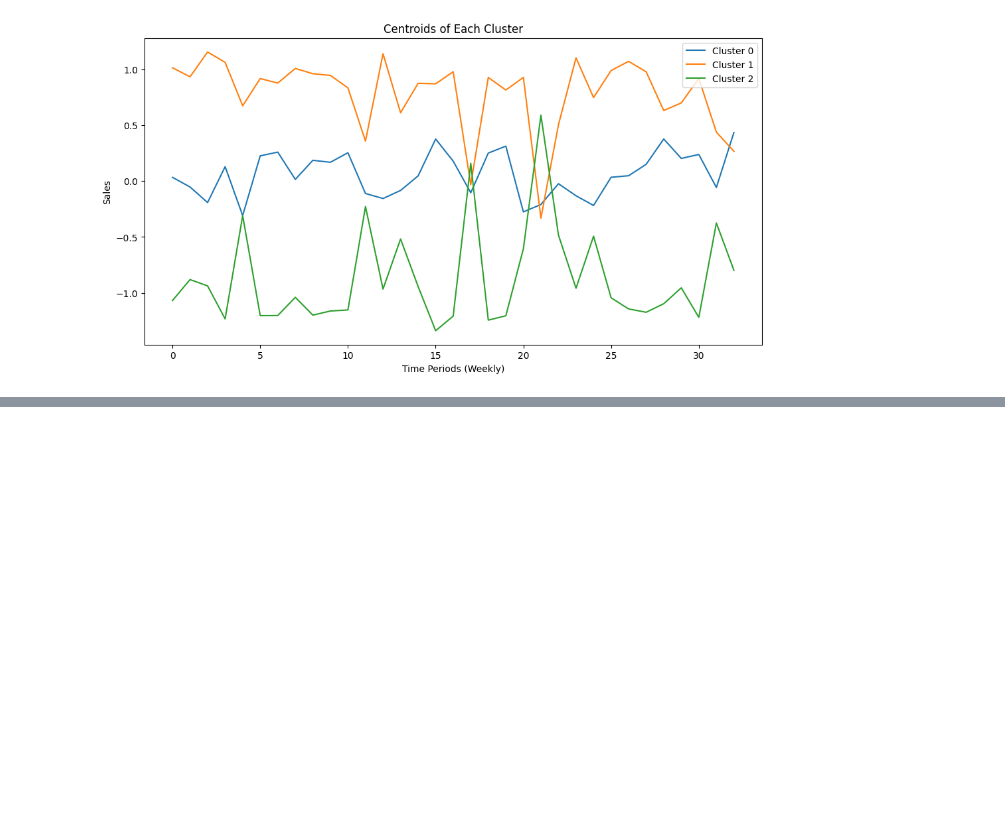
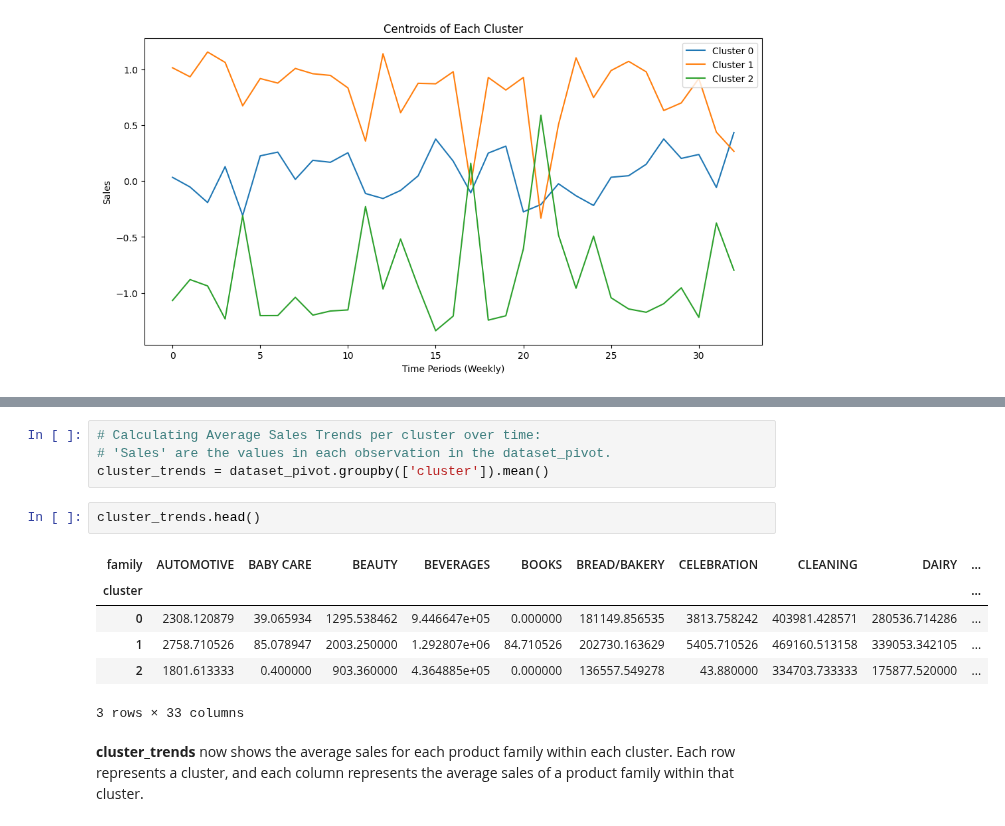
Before and after one commit to Darknight47/Data-Science-Project-01, a Jupyter notebook: ecuador_prediction.ipynb, the cells around one changed output, grey strips where cells are left out. Saved outputs shown, nothing was run; the diff lists cells and outputs as text; blank space fills up the shorter version.

Commit message:
analyzing the characteristics of clusters

```diff
--- a/ecuador_prediction.ipynb
+++ b/ecuador_prediction.ipynb
@@ -313,0 +321,15 @@ plt.show()
+# %%
+# Calculating Average Sales Trends per cluster over time:
+# 'Sales' are the values in each observation in the dataset_pivot.
+cluster_trends = dataset_pivot.groupby(['cluster']).mean()
+# %%
+cluster_trends.head()
+# %% [output]
+| family | AUTOMOTIVE | BABY CARE | BEAUTY | BEVERAGES | BOOKS | BREAD/BAKERY | CELEBRATION | CLEANING | DAIRY | ... |
+| cluster |  |  |  |  |  |  |  |  |  | ... |
+| 0 | 2308.120879 | 39.065934 | 1295.538462 | 9.446647e+05 | 0.000000 | 181149.856535 | 3813.758242 | 403981.428571 | 280536.714286 | ... |
+| 1 | 2758.710526 | 85.078947 | 2003.250000 | 1.292807e+06 | 84.710526 | 202730.163629 | 5405.710526 | 469160.513158 | 339053.342105 | ... |
+| 2 | 1801.613333 | 0.400000 | 903.360000 | 4.364885e+05 | 0.000000 | 136557.549278 | 43.880000 | 334703.733333 | 175877.520000 | ... |
+3 rows × 33 columns
+# %% [markdown]
+**cluster_trends** now shows the average sales for each product family within each cluster. Each row represents a cluster, and each column represents the average sales of a product family within that cluster.
```
Also changed, not shown: parts of 1 cell of this notebook.
